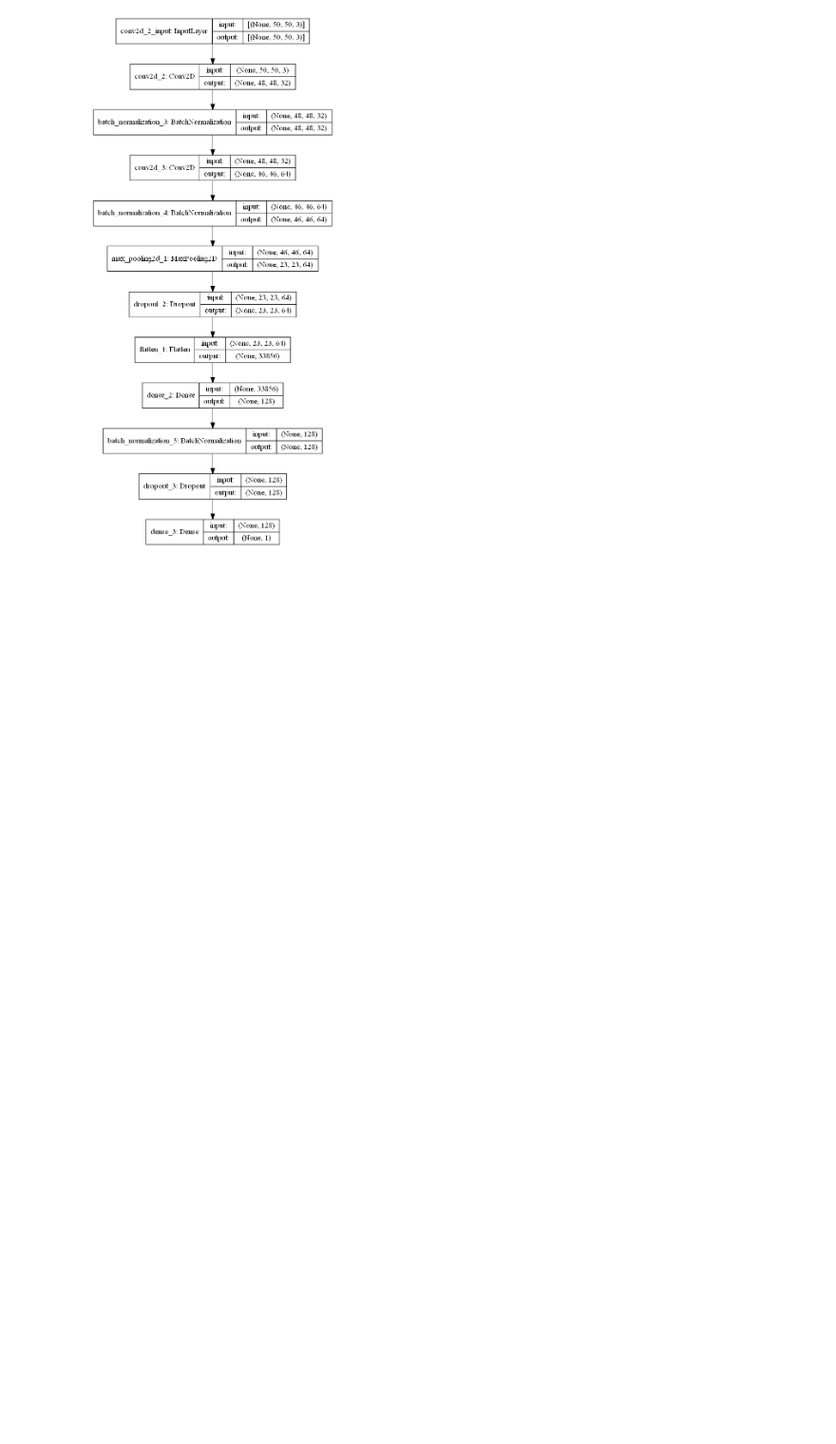
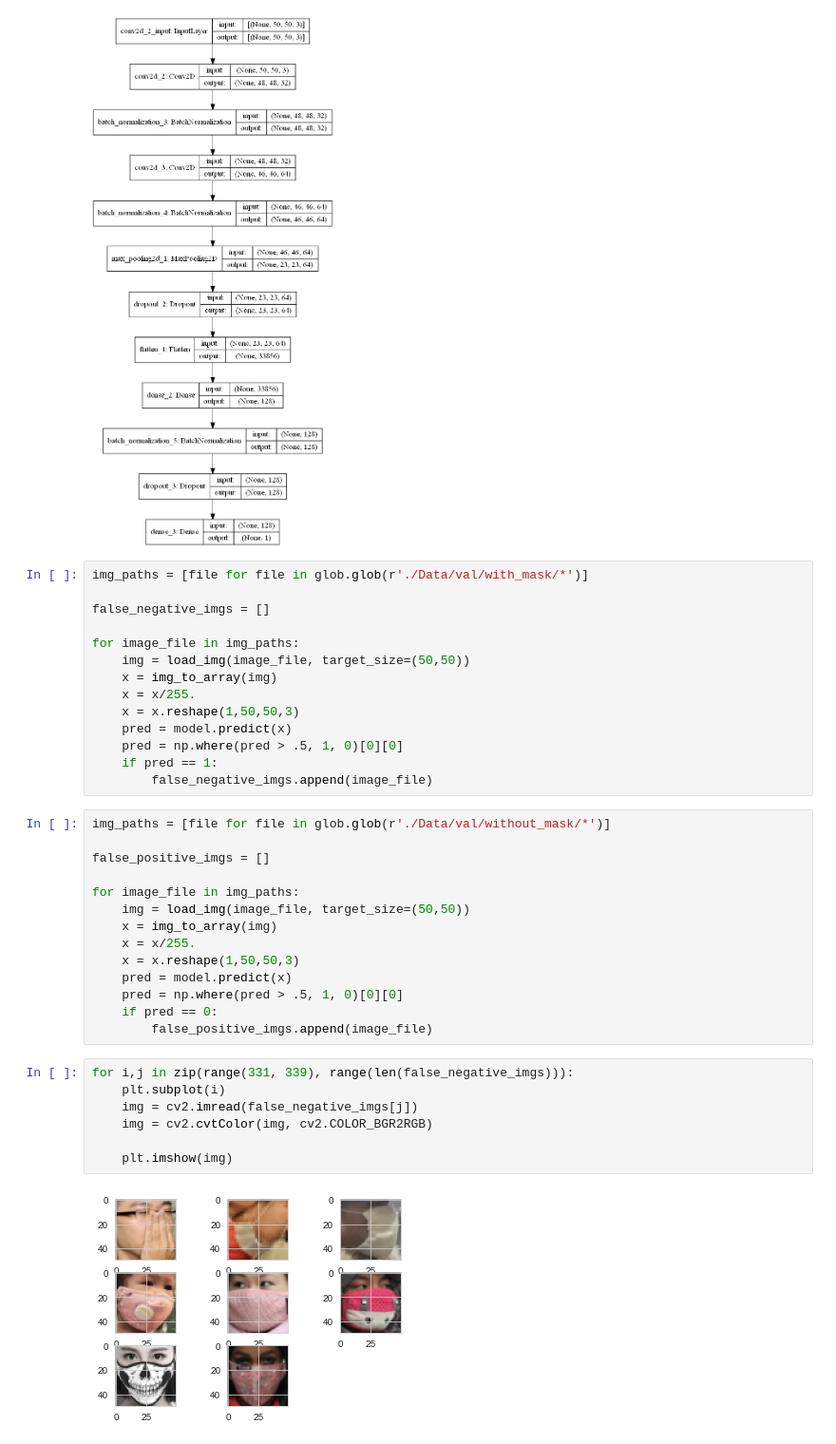
Before and after one commit to mf11y/Face-Mask-Detection, a Jupyter notebook: Model Metrics.ipynb, the cells around one changed output. Shown at 95% size. Cells and saved outputs as stored; diff of their text form; blank space fills up the shorter version.

```diff
--- a/Model Metrics.ipynb
+++ b/Model Metrics.ipynb
@@ -62,3 +66,40 @@ from keras.utils.vis_utils import plot_model
 plot_model(model, to_file='Model\model_plot.png',show_shapes=True,show_layer_names=True)
 # %% [output]
 [figure]
+# %%
+img_paths = [file for file in glob.glob(r'./Data/val/with_mask/*')]
+
+false_negative_imgs = []
+
+for image_file in img_paths:
+    img = load_img(image_file, target_size=(50,50))
+    x = img_to_array(img)
+    x = x/255.
+    x = x.reshape(1,50,50,3)
+    pred = model.predict(x)
+    pred = np.where(pred > .5, 1, 0)[0][0]
+    if pred == 1:
+        false_negative_imgs.append(image_file)
+# %%
+img_paths = [file for file in glob.glob(r'./Data/val/without_mask/*')]
+
+false_positive_imgs = []
+
+for image_file in img_paths:
+    img = load_img(image_file, target_size=(50,50))
+    x = img_to_array(img)
+    x = x/255.
+    x = x.reshape(1,50,50,3)
+    pred = model.predict(x)
+    pred = np.where(pred > .5, 1, 0)[0][0]
+    if pred == 0:
+        false_positive_imgs.append(image_file)
+# %%
+for i,j in zip(range(331, 339), range(len(false_negative_imgs))):
+    plt.subplot(i)
+    img = cv2.imread(false_negative_imgs[j])
+    img = cv2.cvtColor(img, cv2.COLOR_BGR2RGB)
+
+    plt.imshow(img)
+# %% [output]
+[figure, added]
```
Also changed, not shown: parts of 3 cells of this notebook.
